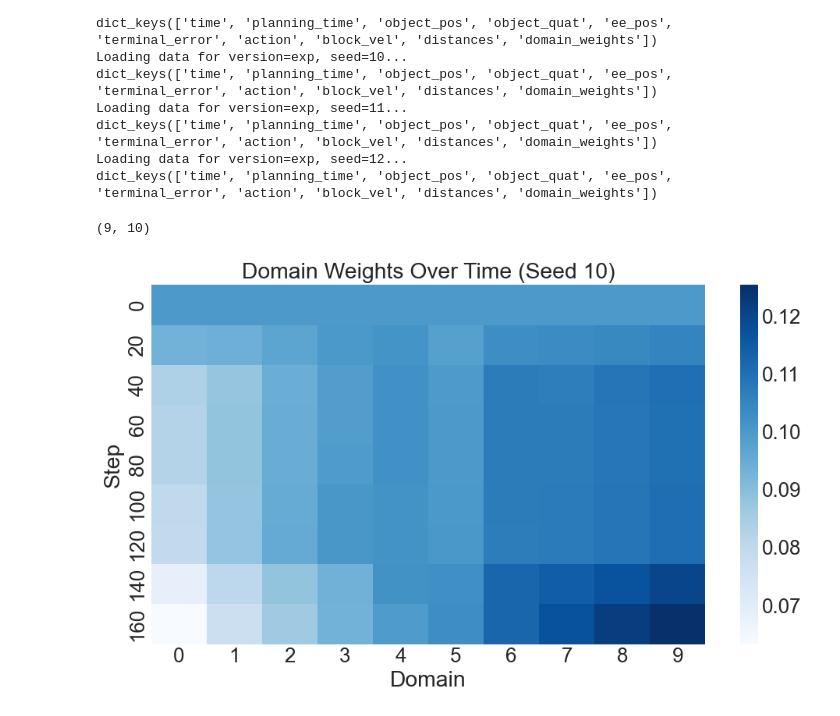
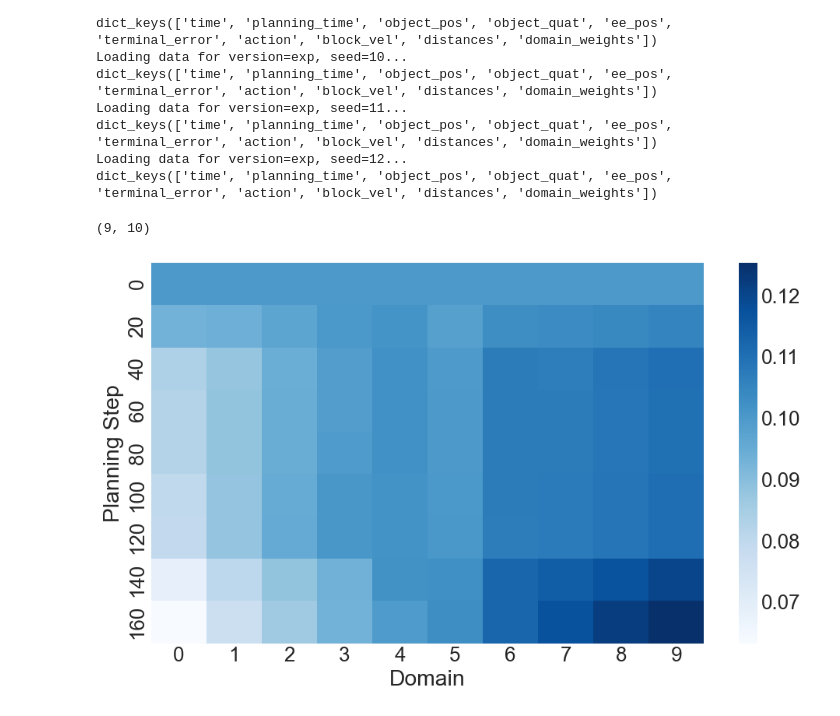
Before and after one commit to magnusdierking/mtp-thesis, a Jupyter notebook: experiments/fr3/plot_domain_randomization.ipynb, the cells around one changed output. Cells and saved outputs as stored; diff of their text form; code cells hidden in the pictures.

Commit message:
Updated plotting, forgot to collect weights properly....

```diff
--- a/experiments/fr3/plot_domain_randomization.ipynb
+++ b/experiments/fr3/plot_domain_randomization.ipynb
@@ -244,20 +244,22 @@ dict_keys(['time', 'planning_time', 'object_pos', 'object_quat', 'ee_pos', 'term
 # %%
 domain_weights = np.vstack(df_exp[df_exp['seed'] == 10]['domain_weights'].values)[::20]
 print(domain_weights.shape)
 
 
 # heatmap table of domain weights over time
 fig, ax = plt.subplots(figsize=(10, 6))
 sns.heatmap(domain_weights, ax=ax, cmap='Blues')
 ax.set_xlabel('Domain')
-ax.set_ylabel('Step')
+ax.set_ylabel('Planning Step')
 ax.set_yticklabels(np.arange(0, domain_weights.shape[0]*20, 20))
-ax.set_title('Domain Weights Over Time (Seed 10)')
+
 plt.tight_layout()
 plt.show()
+# save As PDF
+fig.savefig(f"fr3_domain_weights_masses.pdf", bbox_inches='tight')
 # %% [output]
 (9, 10)
-[figure, old version]
+[figure, new version]
 # %%
 # compute SE3 error between subsequent poses
 def se3_error(pose1, pose2):
```
Also changed, not shown: parts of 1 cell of this notebook, 3 other files.
